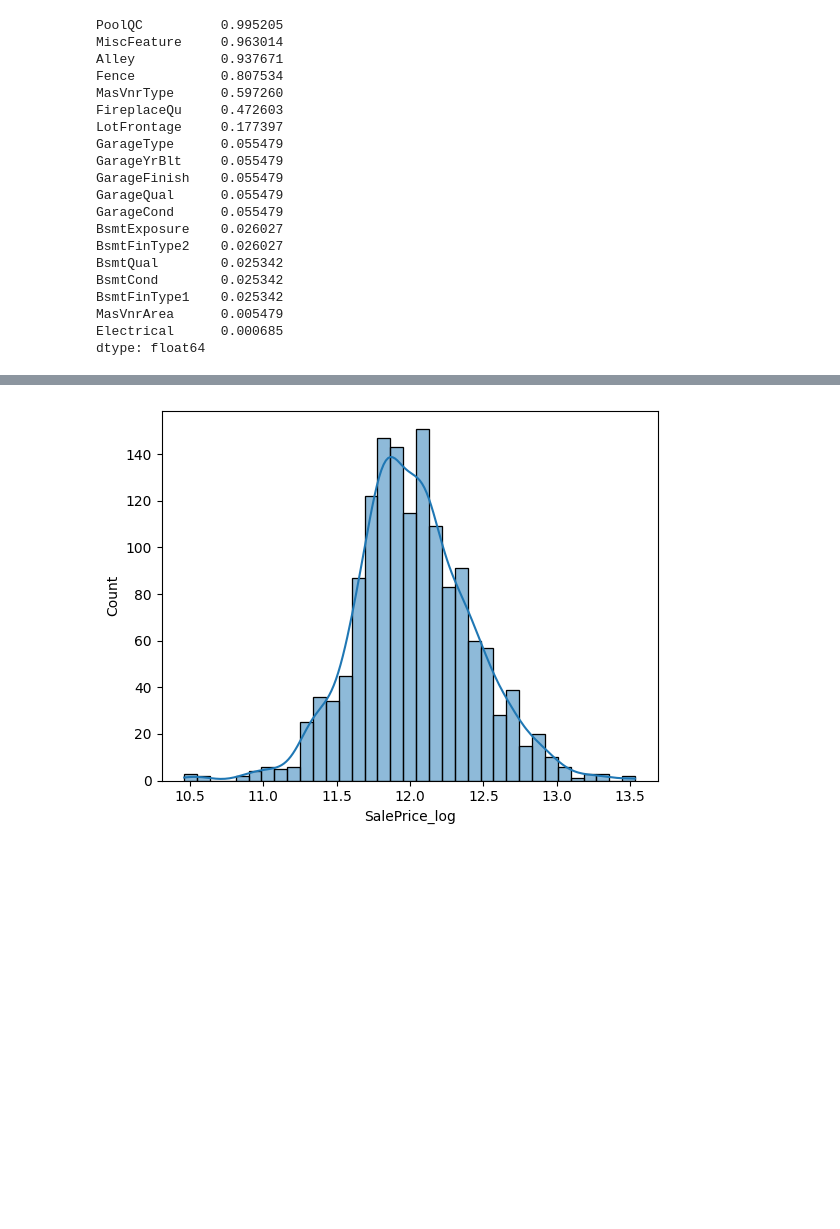
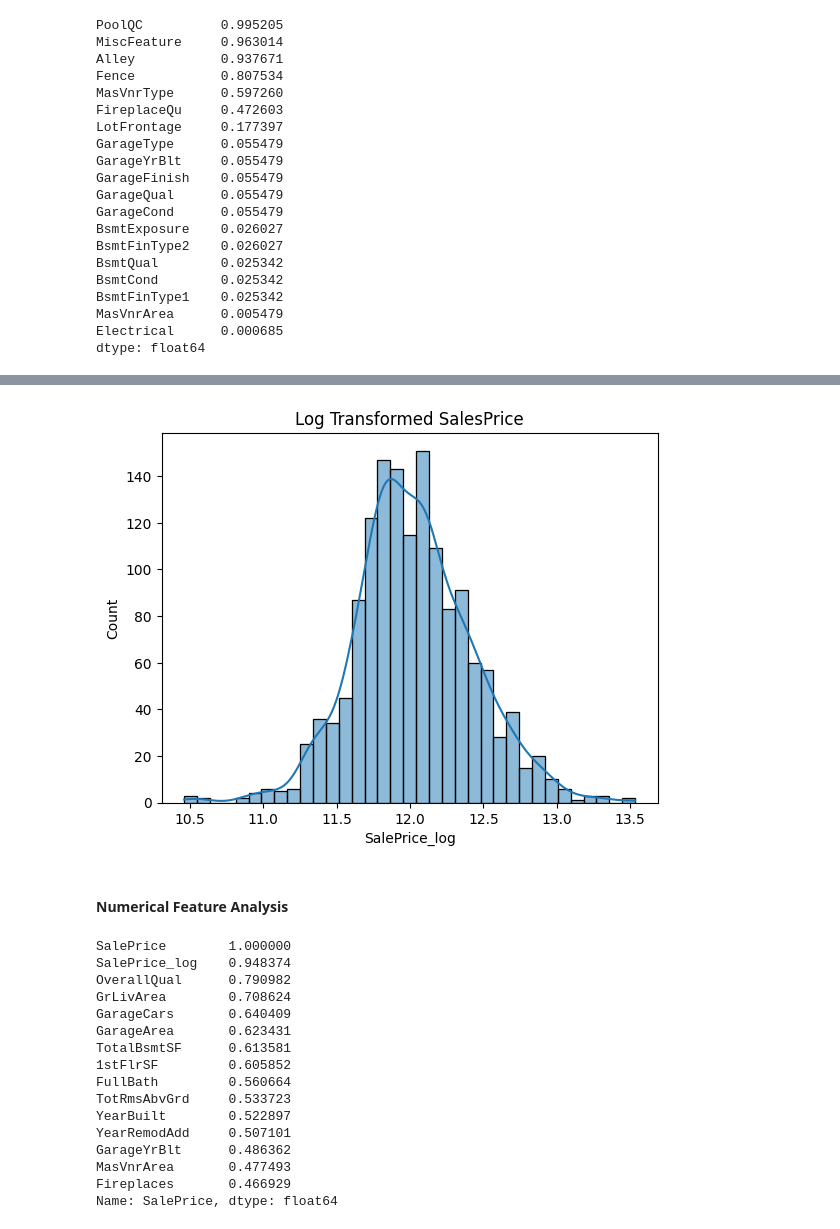
Before and after one commit to aditya-chitray/learning-data-science, a Jupyter notebook: house-price-prediction/notebooks/01_EDA.ipynb, the cells around one changed output, grey strips where cells are left out. Saved outputs shown, nothing was run; the diff lists cells and outputs as text; code cells hidden in the pictures; blank space fills up the shorter version.

```diff
--- a/house-price-prediction/notebooks/01_EDA.ipynb
+++ b/house-price-prediction/notebooks/01_EDA.ipynb
@@ -99,7 +170,31 @@ plt.show()
 # %%
 df['SalePrice_log'] = np.log1p(df['SalePrice'])
+sns.histplot(df['SalePrice_log'],kde=True)
+plt.title("Log Transformed SalesPrice")
+plt.show()
+# %% [output]
+[figure, added]
+# %% [markdown]
+#### Numerical Feature Analysis
 # %%
-sns.histplot(df['SalePrice_log'],kde=True)
-plt.show()
+# Correlation with Target
+corr = df.corr(numeric_only=True)
+corr_target = corr['SalePrice'].sort_values(ascending=False)
+print(corr_target.head(15))
 # %% [output]
-[figure, removed]
+SalePrice        1.000000
+SalePrice_log    0.948374
+OverallQual      0.790982
+GrLivArea        0.708624
+GarageCars       0.640409
+GarageArea       0.623431
+TotalBsmtSF      0.613581
+1stFlrSF         0.605852
+FullBath         0.560664
+TotRmsAbvGrd     0.533723
+YearBuilt        0.522897
+YearRemodAdd     0.507101
+GarageYrBlt      0.486362
+MasVnrArea       0.477493
+Fireplaces       0.466929
+Name: SalePrice, dtype: float64
```
Also changed, not shown: parts of 15 cells of this notebook.
